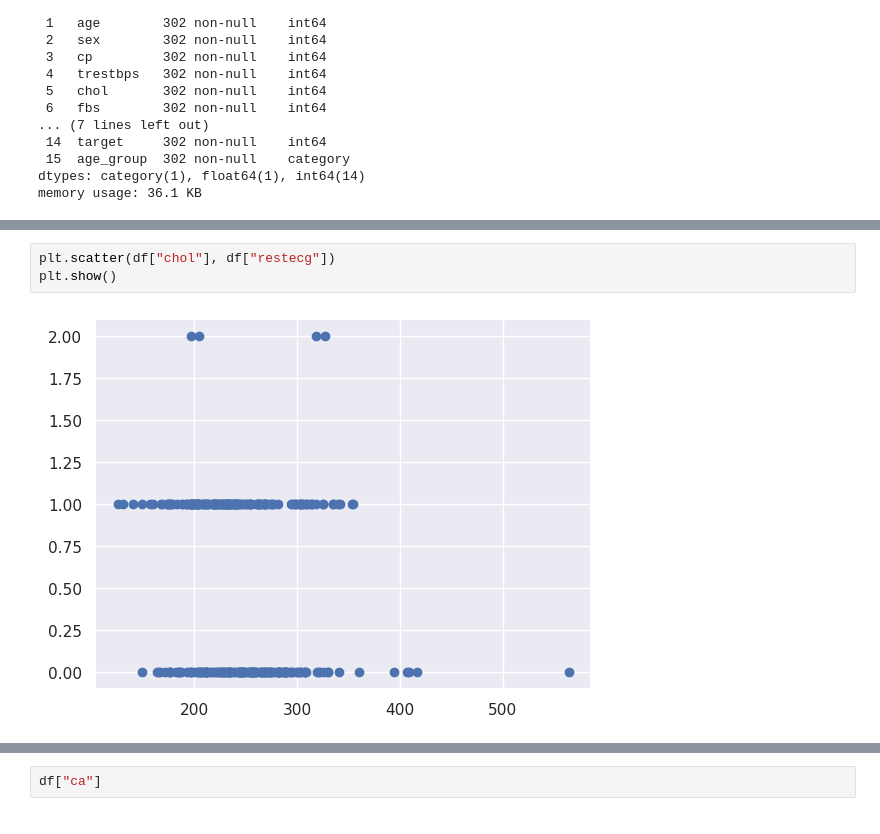
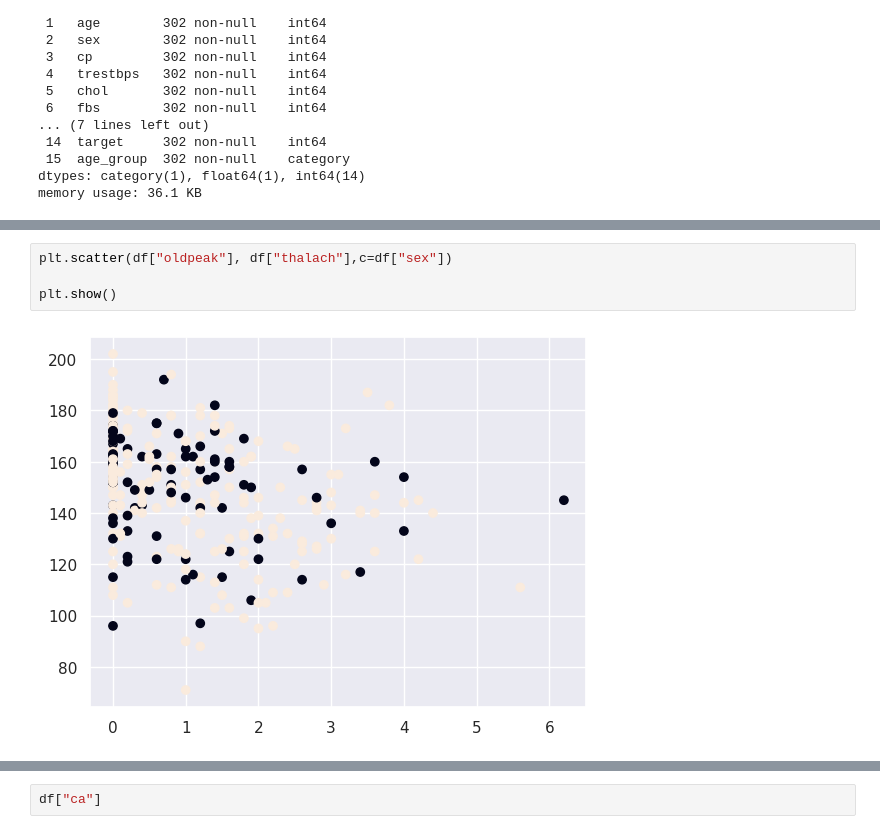
Before and after one commit to bheemisme/heart-disease, a Jupyter notebook: src/data/eda.ipynb, the cells around one changed output, grey strips where cells are left out. Saved outputs shown, nothing was run; the diff lists cells and outputs as text.

```diff
--- a/src/data/eda.ipynb
+++ b/src/data/eda.ipynb
@@ -163,5 +210,6 @@ memory usage: 36.1 KB
 # %%
-plt.scatter(df["chol"], df["restecg"])
+plt.scatter(df["oldpeak"], df["thalach"],c=df["sex"])
+
 plt.show()
 # %% [output]
-[figure, old version]
+[figure, new version]
```
Also changed, not shown: parts of 9 cells of this notebook, 16 other files.
